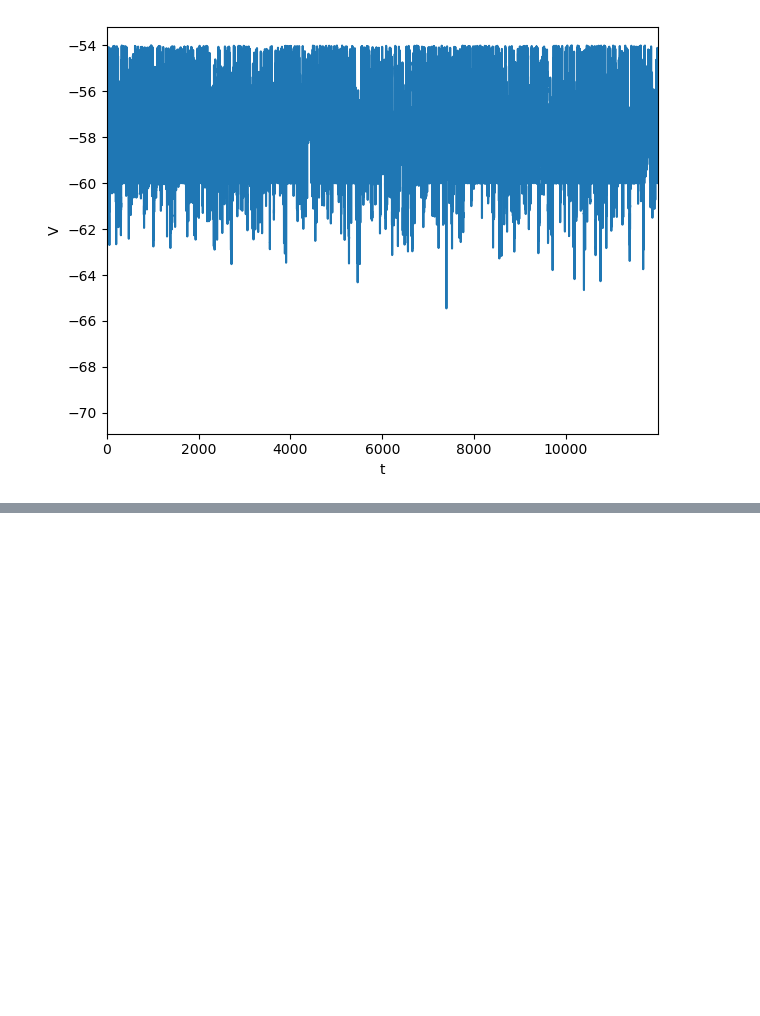
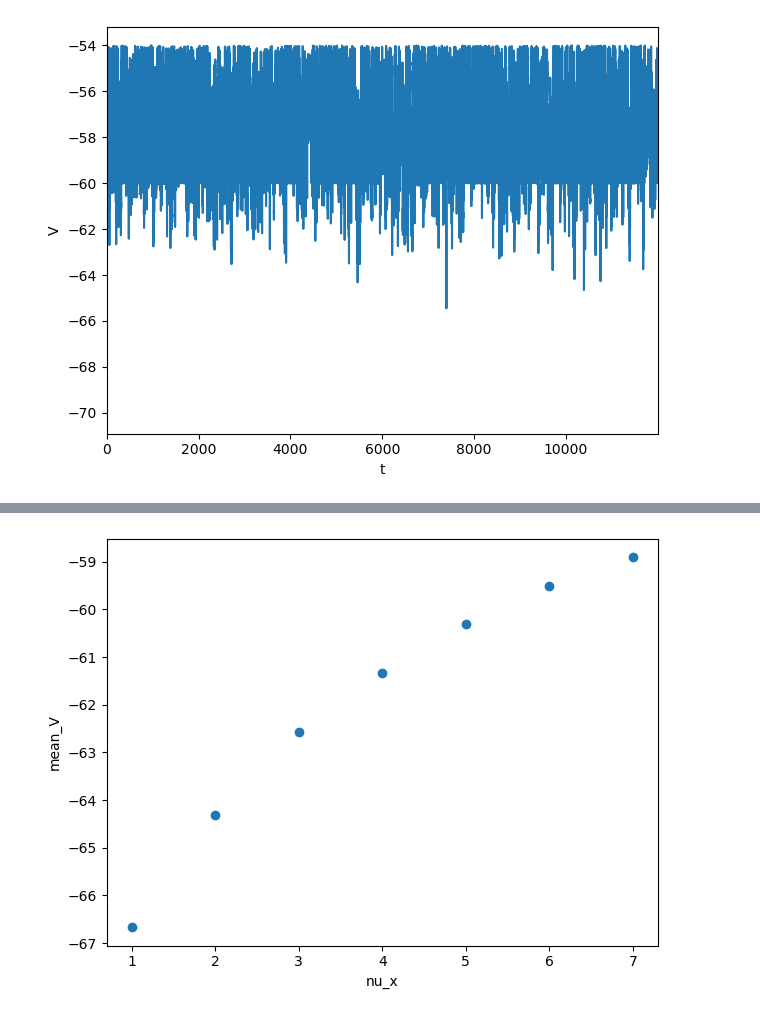
Before and after one commit to yuesha-yc/Conductance-Neurons, a Jupyter notebook: python_analysis/example_plot.ipynb, the cells around one changed output, grey strips where cells are left out. Cells and saved outputs as stored; diff of their text form; code cells hidden in the pictures; blank space fills up the shorter version.

```diff
--- a/python_analysis/example_plot.ipynb
+++ b/python_analysis/example_plot.ipynb
@@ -146,0 +157,4 @@ plot_tv(trials2, {"nu_x": 4}, t_key="t", v_key="V", x_show_ratio=1.0)
+# %%
+plot_xy(trials, {}, x="nu_x", y="mean_V")
+# %% [output]
+[figure, added]
```
Also changed, not shown: parts of 13 cells of this notebook, 7 other files.
